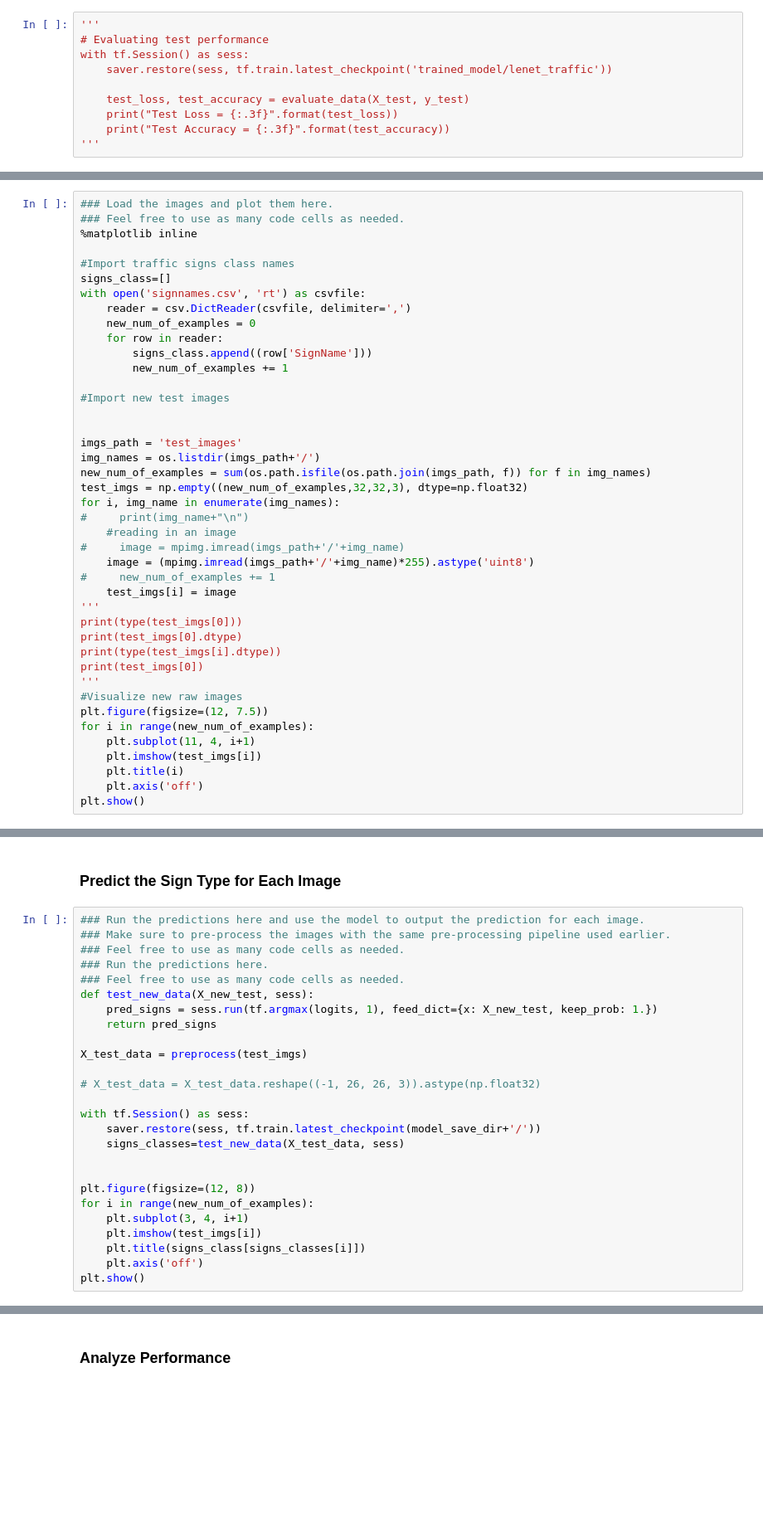
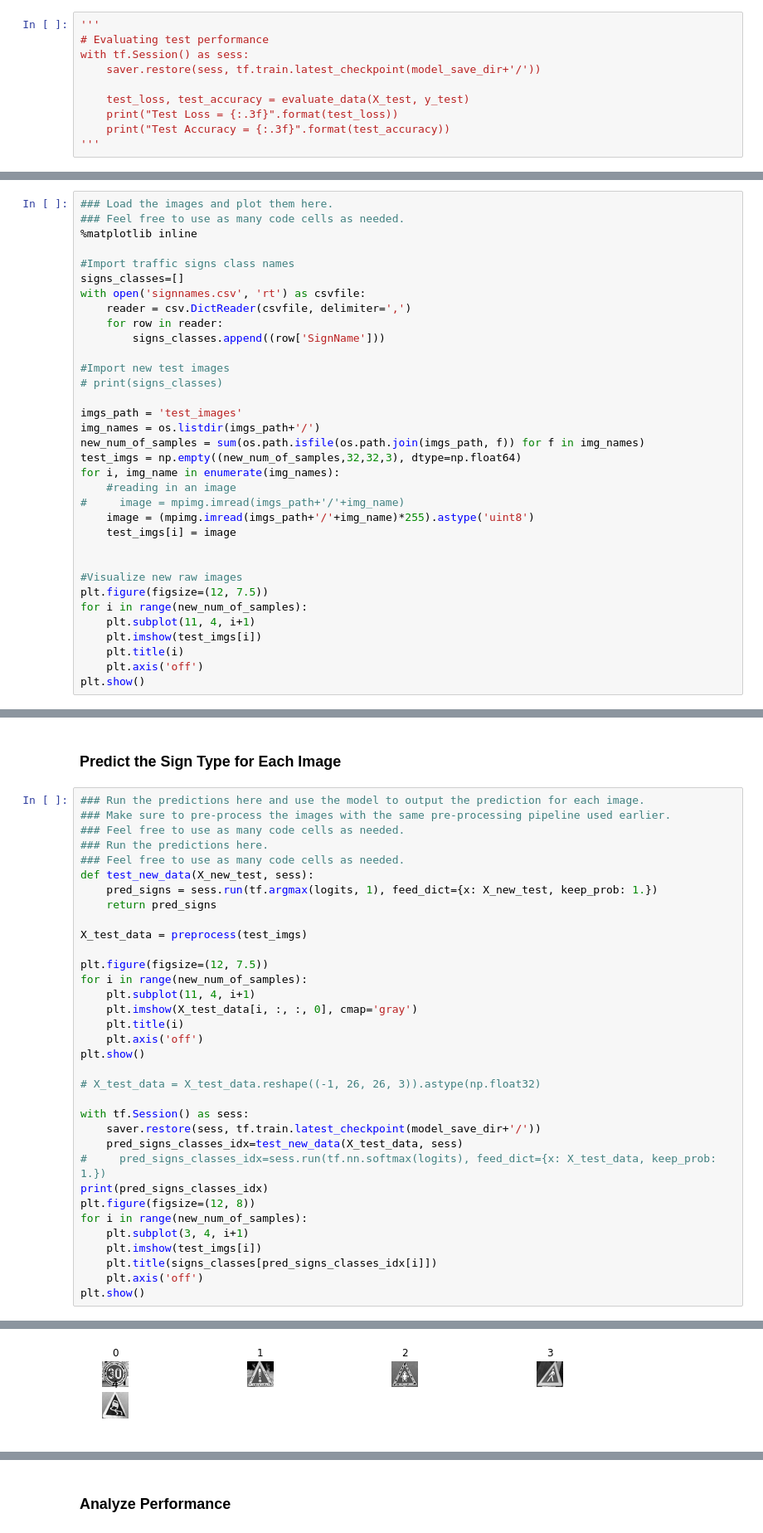
Before and after one commit to sim4life/CarND-Traffic-Sign-Classifier-Project, a Jupyter notebook: Traffic_Sign_Classifier.ipynb, the cells around one changed output, grey strips where cells are left out. Shown: that part at 83% size. Cells and saved outputs as stored; diff of their text form; blank space fills up the shorter version.

```diff
--- a/Traffic_Sign_Classifier.ipynb
+++ b/Traffic_Sign_Classifier.ipynb
@@ -403,7 +417,7 @@ Model saved
 '''
 # Evaluating test performance
 with tf.Session() as sess:
-    saver.restore(sess, tf.train.latest_checkpoint('trained_model/lenet_traffic'))
+    saver.restore(sess, tf.train.latest_checkpoint(model_save_dir+'/'))
 
     test_loss, test_accuracy = evaluate_data(X_test, y_test)
     print("Test Loss = {:.3f}".format(test_loss))
@@ -425,37 +442,29 @@ You may find `signnames.csv` useful as it contains mappings from the class id (i
 %matplotlib inline
 
 #Import traffic signs class names
-signs_class=[]
+signs_classes=[]
 with open('signnames.csv', 'rt') as csvfile:
     reader = csv.DictReader(csvfile, delimiter=',')
-    new_num_of_examples = 0
     for row in reader:
-        signs_class.append((row['SignName']))
-        new_num_of_examples += 1
+        signs_classes.append((row['SignName']))
 
 #Import new test images
-
+# print(signs_classes)
 
 imgs_path = 'test_images'
 img_names = os.listdir(imgs_path+'/')
-new_num_of_examples = sum(os.path.isfile(os.path.join(imgs_path, f)) for f in img_names)
-test_imgs = np.empty((new_num_of_examples,32,32,3), dtype=np.float32)
+new_num_of_samples = sum(os.path.isfile(os.path.join(imgs_path, f)) for f in img_names)
+test_imgs = np.empty((new_num_of_samples,32,32,3), dtype=np.float64)
 for i, img_name in enumerate(img_names):
-#     print(img_name+"\n")
     #reading in an image
 #     image = mpimg.imread(imgs_path+'/'+img_name)
     image = (mpimg.imread(imgs_path+'/'+img_name)*255).astype('uint8')
-#     new_num_of_examples += 1
     test_imgs[i] = image
-'''
-print(type(test_imgs[0]))
-print(test_imgs[0].dtype)
-print(type(test_imgs[i].dtype))
-print(test_imgs[0])
-'''
+
+
 #Visualize new raw images
 plt.figure(figsize=(12, 7.5))
-for i in range(new_num_of_examples):
+for i in range(new_num_of_samples):
     plt.subplot(11, 4, i+1)
     plt.imshow(test_imgs[i])
     plt.title(i)
@@ -477,18 +487,26 @@ def test_new_data(X_new_test, sess):
 
 X_test_data = preprocess(test_imgs)
 
+plt.figure(figsize=(12, 7.5))
+for i in range(new_num_of_samples):
+    plt.subplot(11, 4, i+1)
+    plt.imshow(X_test_data[i, :, :, 0], cmap='gray')
+    plt.title(i)
+    plt.axis('off')
+plt.show()
+
 # X_test_data = X_test_data.reshape((-1, 26, 26, 3)).astype(np.float32)
 
 with tf.Session() as sess:
     saver.restore(sess, tf.train.latest_checkpoint(model_save_dir+'/'))
-    signs_classes=test_new_data(X_test_data, sess)
-
-
+    pred_signs_classes_idx=test_new_data(X_test_data, sess)
+#     pred_signs_classes_idx=sess.run(tf.nn.softmax(logits), feed_dict={x: X_test_data, keep_prob: 1.})
+print(pred_signs_classes_idx)
 plt.figure(figsize=(12, 8))
-for i in range(new_num_of_examples):
+for i in range(new_num_of_samples):
     plt.subplot(3, 4, i+1)
     plt.imshow(test_imgs[i])
-    plt.title(signs_class[signs_classes[i]])
+    plt.title(signs_classes[pred_signs_classes_idx[i]])
     plt.axis('off')
 plt.show()
 # %% [output]
@@ -495,0 +516 @@ SystemError: <built-in function TF_Run> returned a result with an error set
+[figure, added]
```
Also changed, not shown: parts of 7 cells of this notebook, 7 other files.
